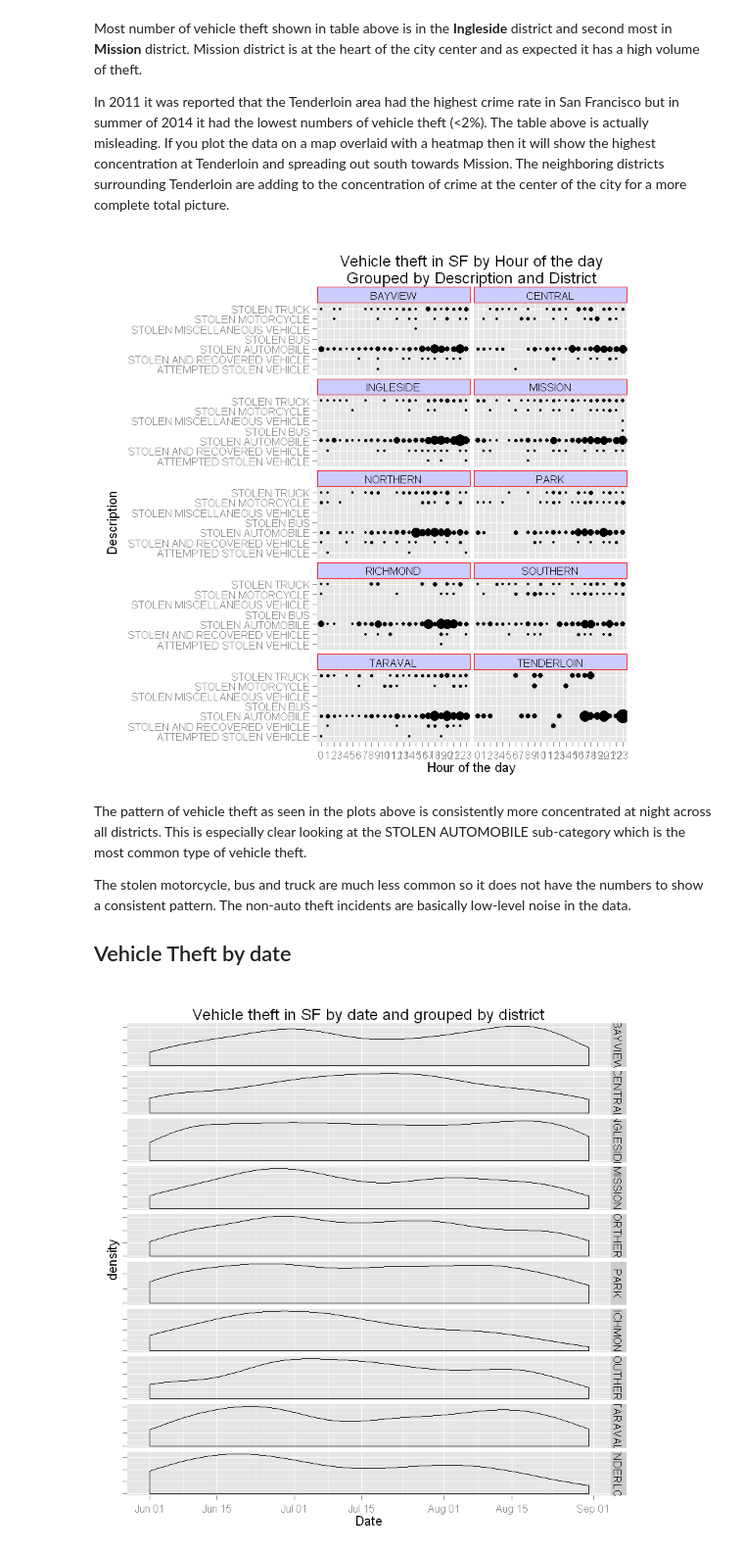
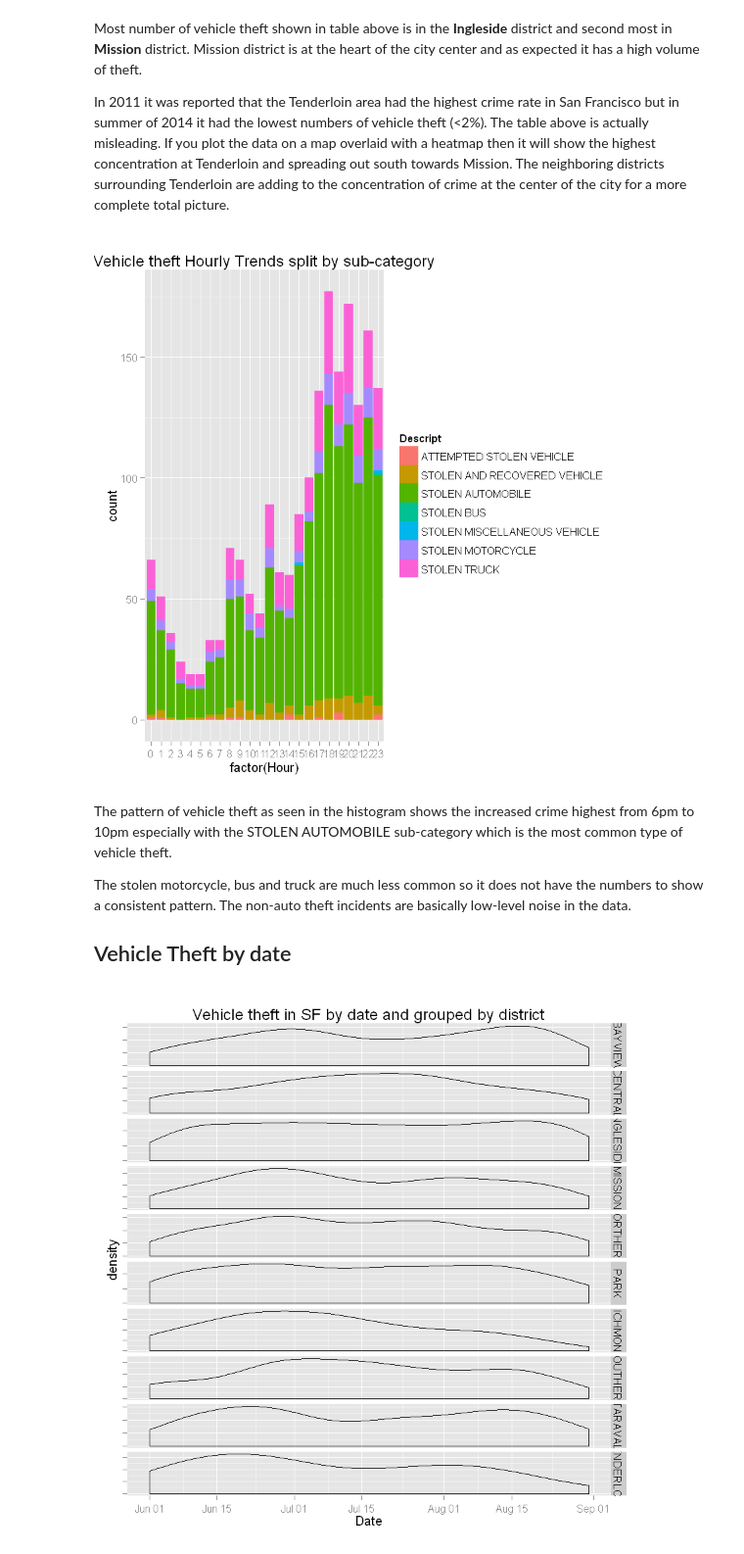
Before and after one commit to docjason/CrimeAnalytics, a Jupyter notebook: VehicleTheft.ipynb, the cells around one changed output. Shown at 98% size. Drawn from its saved outputs; the diff is of its cells as text; code cells hidden in the pictures.

Commit message:
update Plot of vehicle theft by hour and description

```diff
--- a/VehicleTheft.ipynb
+++ b/VehicleTheft.ipynb
@@ -137,21 +139,18 @@ df
 Most number of vehicle theft shown in table above is in the **Ingleside** district and second most in **Mission** district. Mission district is at the heart of the city center and as expected it has a high volume of theft.
 
 In 2011 it was reported that the Tenderloin area had the highest crime rate in San Francisco but in summer of 2014 it had the lowest numbers of vehicle theft (<2%). The table above is actually misleading. If you plot the data on a map overlaid with a heatmap then it will show the highest concentration at Tenderloin and spreading out south towards Mission. The neighboring districts surrounding Tenderloin are adding to the concentration of crime at the center of the city for a more complete total picture.
-# %%
-########################################################
-# Breakdown of vehicle theft by description and district
-########################################################
-
-ggplot(d1, aes(factor(Hour), Descript)) + stat_sum(aes(group = 1)) +
-  theme(legend.position="none", strip.background = element_rect(colour="red", fill="#CCCCFF")) +
-  ggtitle("Vehicle theft in SF by Hour of the day\nGrouped by Description and District") +
-  xlab("Hour of the day") + ylab("Description") + facet_wrap(~ PdDistrict, ncol=2)
-
-# Are all districts consistent with the overall pattern??
-# %% [output]
-[figure, removed]
+# %%
+########################################################
+# Plot of vehicle theft by hour colored by description
+########################################################
+
+ggplot(d1, aes(x=factor(Hour), fill=Descript)) + geom_histogram() +
+ ggtitle("Vehicle theft Hourly Trends split by sub-category")
+# %% [output]
+[figure, added]
 # %% [markdown]
-The pattern of vehicle theft as seen in the plots above is consistently more concentrated at night across all districts. This is especially clear looking at the STOLEN AUTOMOBILE sub-category which is the most common type of vehicle theft.
+
+The pattern of vehicle theft as seen in the histogram shows the increased crime highest from 6pm to 10pm especially with the  STOLEN AUTOMOBILE sub-category which is the most common type of vehicle theft.
 
 The stolen motorcycle, bus and truck are much less common so it does not have the numbers to show a consistent pattern. The non-auto theft incidents are basically low-level noise in the data.
 
```
Also changed, not shown: parts of 2 cells of this notebook.
